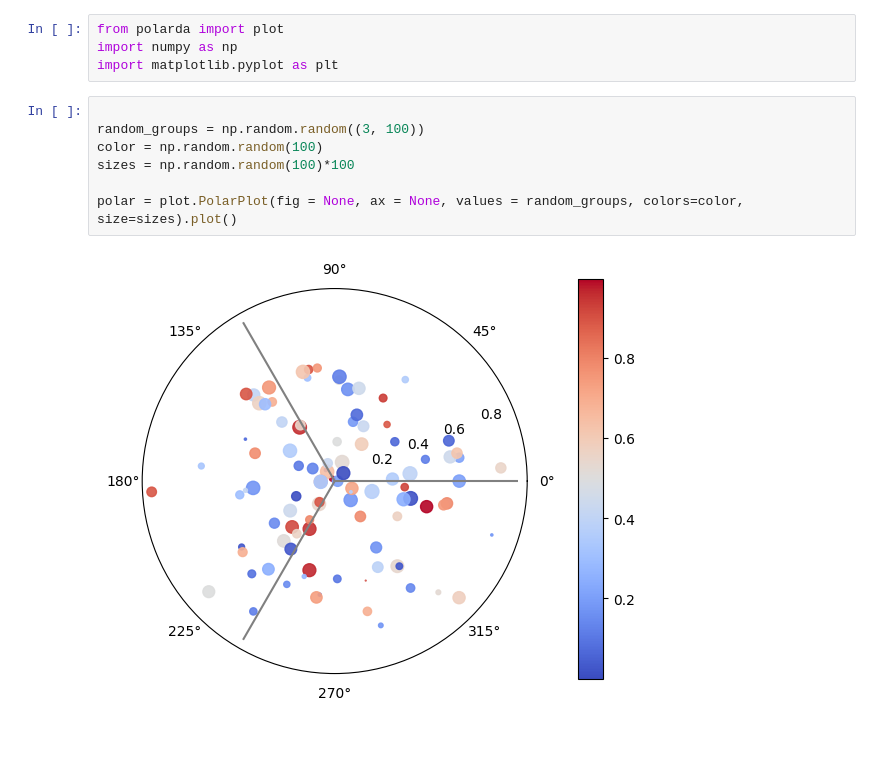
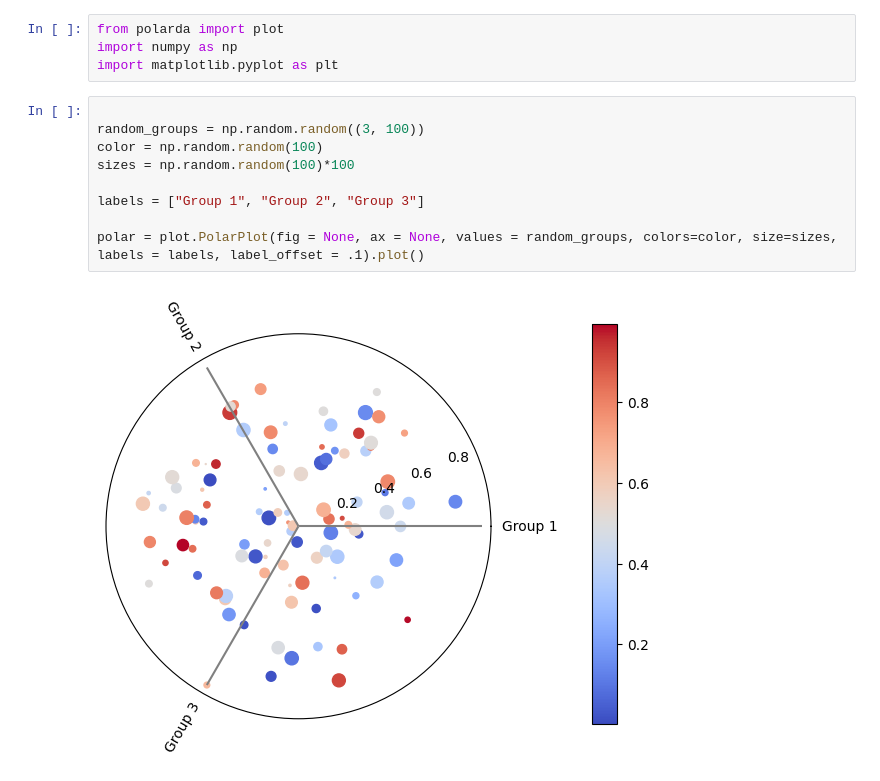
Before and after one commit to ErikHartman/polar-da, a Jupyter notebook: notebooks/demo.ipynb, the cells around one changed output. Cells and saved outputs as stored; diff of their text form; blank space fills up the shorter version.

```diff
--- a/notebooks/demo.ipynb
+++ b/notebooks/demo.ipynb
@@ -5,9 +5,11 @@ import matplotlib.pyplot as plt
 # %%
 
 random_groups = np.random.random((3, 100))
 color = np.random.random(100)
 sizes = np.random.random(100)*100
 
-polar = plot.PolarPlot(fig = None, ax = None, values = random_groups, colors=color, size=sizes).plot()
+labels = ["Group 1", "Group 2", "Group 3"]
+
+polar = plot.PolarPlot(fig = None, ax = None, values = random_groups, colors=color, size=sizes, labels = labels, label_offset = .1).plot()
 # %% [output]
-[figure, old version]
+[figure, new version]
```
Also changed, not shown: 2 other files.
